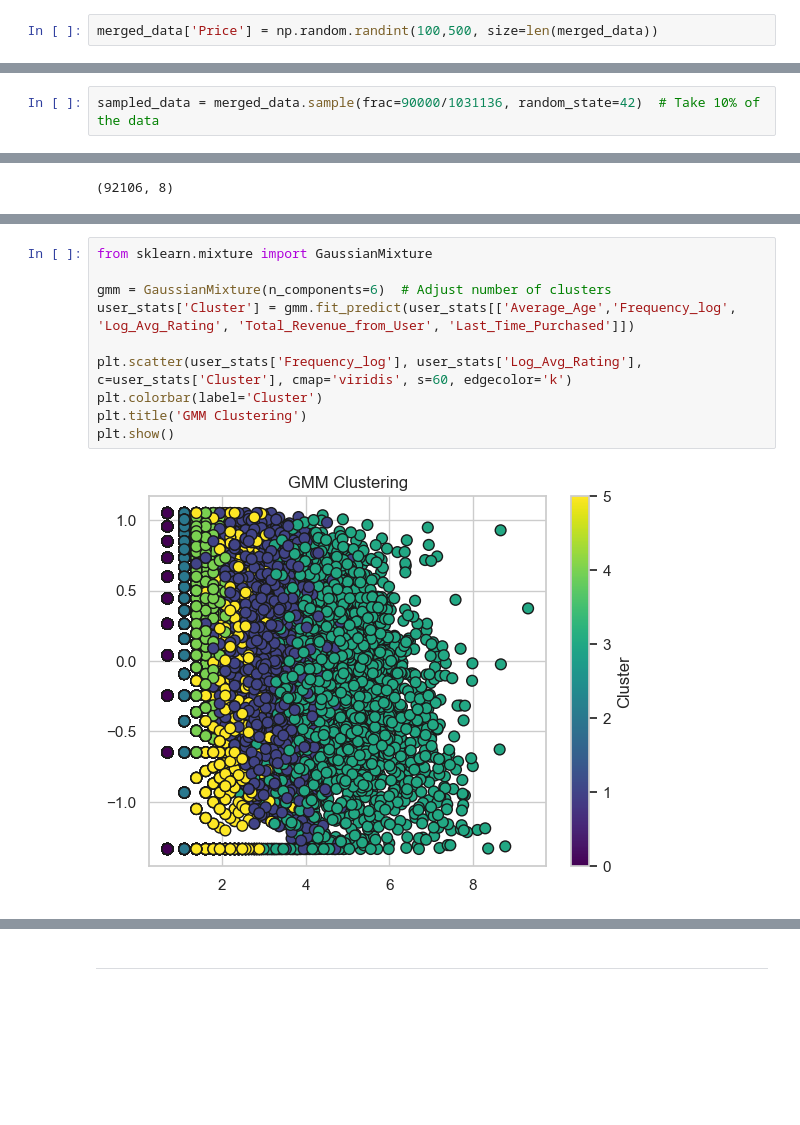
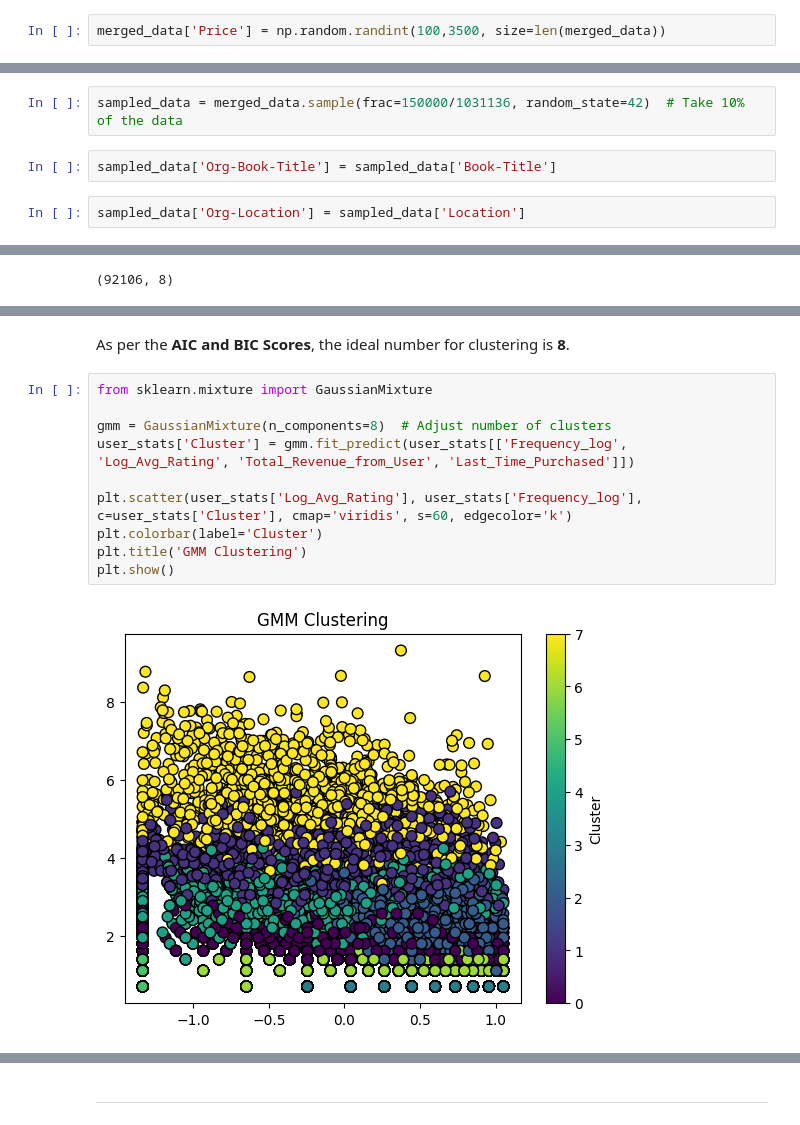
Before and after one commit to Kerissa23/BookShelf-and-Users-Analytics-based-Segmentation, a Jupyter notebook: customer_segmentation.ipynb, the cells around one changed output, grey strips where cells are left out. Saved outputs shown, nothing was run; the diff lists cells and outputs as text; blank space fills up the shorter version.

```diff
--- a/customer_segmentation.ipynb
+++ b/customer_segmentation.ipynb
@@ -100,5 +144,5 @@ merged_data['Random_Date'] = random_dates
 # %%
-merged_data['Price'] = np.random.randint(100,500, size=len(merged_data))
+merged_data['Price'] = np.random.randint(100,3500, size=len(merged_data))
 # %%
 reference_date = merged_data['Random_Date'].min()  # Earliest date in your dataset
 merged_data['Days_Since_Start'] = (merged_data['Random_Date'] - reference_date).dt.days
@@ -121,5 +169,9 @@ merged_data.to_csv(r'D:\customer_seg\books_data\merged_data.csv', index=False, e
 # %%
-sampled_data = merged_data.sample(frac=90000/1031136, random_state=42)  # Take 10% of the data
+sampled_data = merged_data.sample(frac=150000/1031136, random_state=42)  # Take 10% of the data
+# %%
+sampled_data['Org-Book-Title'] = sampled_data['Book-Title']
+# %%
+sampled_data['Org-Location'] = sampled_data['Location']
 # %%
 sampled_data.head()
 # %% [output]
@@ -495,15 +766,17 @@ plt.show()
+# %% [markdown]
+As per the **AIC and BIC Scores**, the ideal number for clustering is **8**.
 # %%
 from sklearn.mixture import GaussianMixture
 
-gmm = GaussianMixture(n_components=6)  # Adjust number of clusters
-user_stats['Cluster'] = gmm.fit_predict(user_stats[['Average_Age','Frequency_log', 'Log_Avg_Rating', 'Total_Revenue_from_User', 'Last_Time_Purchased']])
+gmm = GaussianMixture(n_components=8)  # Adjust number of clusters
+user_stats['Cluster'] = gmm.fit_predict(user_stats[['Frequency_log', 'Log_Avg_Rating', 'Total_Revenue_from_User', 'Last_Time_Purchased']])
 
-plt.scatter(user_stats['Frequency_log'], user_stats['Log_Avg_Rating'], c=user_stats['Cluster'], cmap='viridis', s=60, edgecolor='k')
+plt.scatter(user_stats['Log_Avg_Rating'], user_stats['Frequency_log'], c=user_stats['Cluster'], cmap='viridis', s=60, edgecolor='k')
 plt.colorbar(label='Cluster')
 plt.title('GMM Clustering')
 plt.show()
 # %% [output]
-[figure, old version]
+[figure, new version]
 # %%
 
 # Apply PCA to reduce to 2D
```
Also changed, not shown: parts of 129 cells of this notebook, 1 other file.
